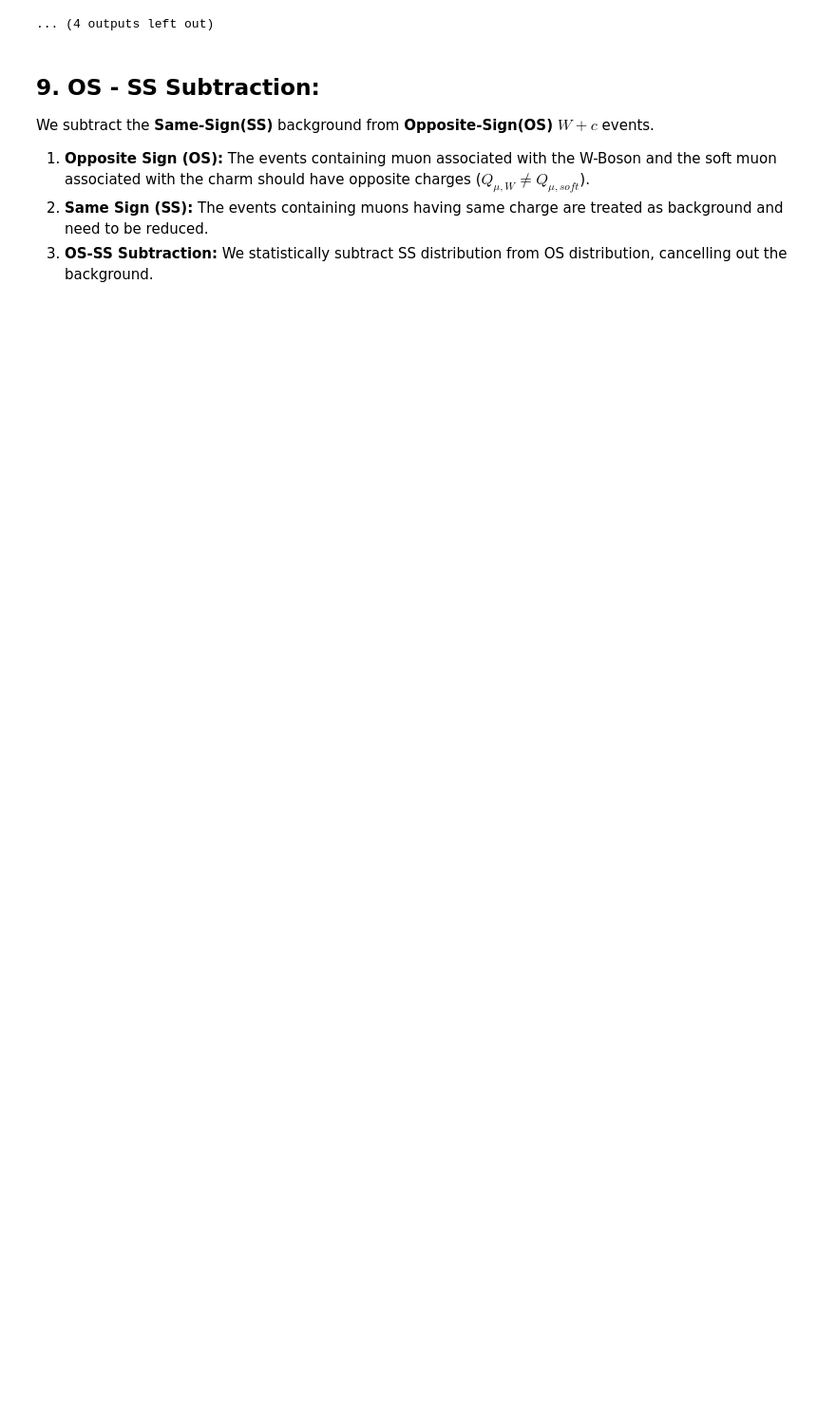
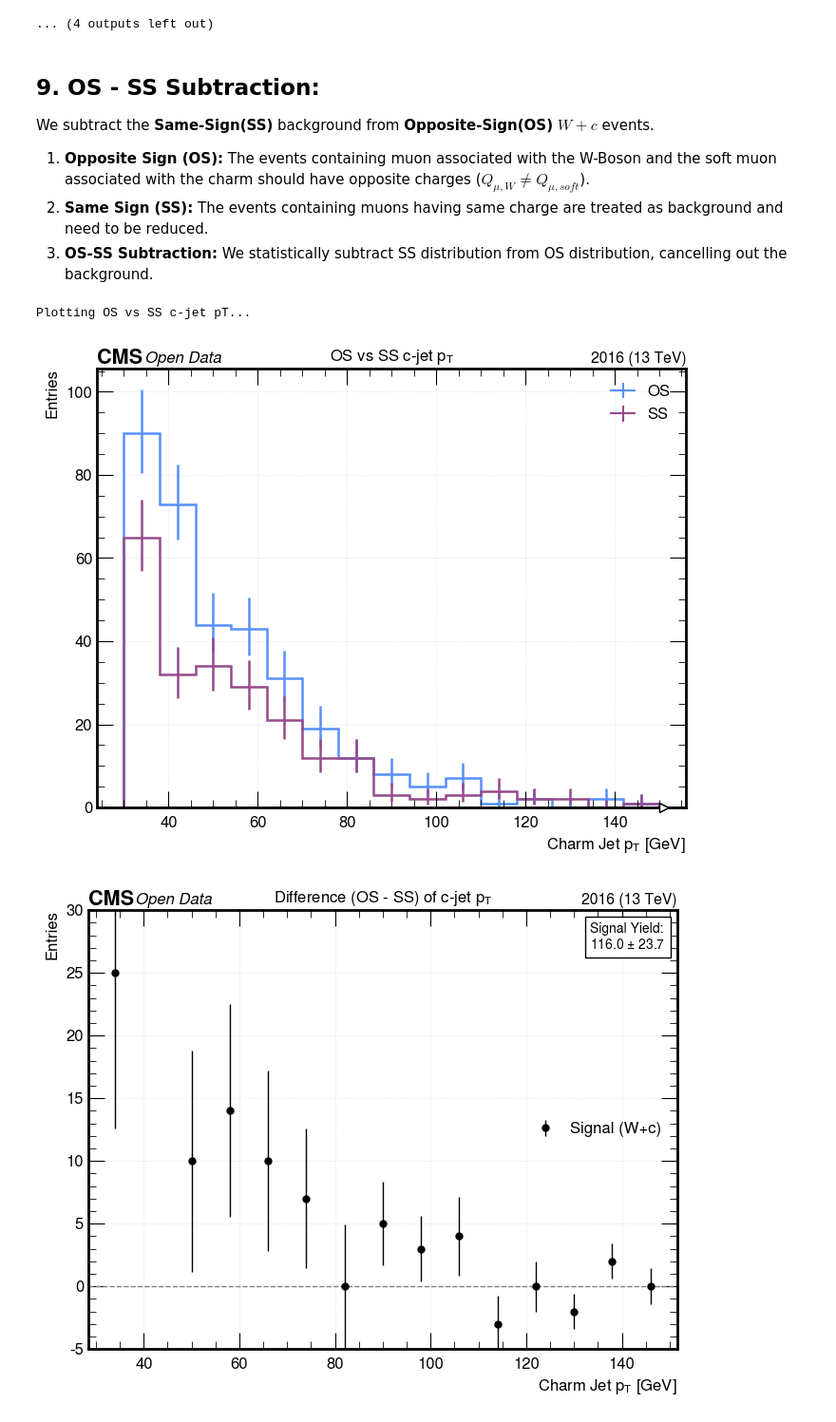
Before and after one commit to xondikoi03/charmTaggingAnalysis, a Jupyter notebook: Coffea/notebooks/Wc_Analysis_Test.ipynb, the cells around one changed output. Shown at 95% size. Saved outputs shown, nothing was run; the diff lists cells and outputs as text; code cells hidden in the pictures; blank space fills up the shorter version.

```diff
--- a/Coffea/notebooks/Wc_Analysis_Test.ipynb
+++ b/Coffea/notebooks/Wc_Analysis_Test.ipynb
@@ -248,13 +248,14 @@ print("The number of events containing W+c candidates:", nWC_Events.compute())
 # --- CUTFLOW 4 --- #
 cutflow["4. W+c Events"] = nWC_Events
 
-# Apply the event mask to ALL collections BEFORE building OS/SS masks
-Final_W = W_Muons[Wc_evt_mask]
+# Align masks to already-filtered collections
+evt_has_cJet_in_W = evt_has_cJet[evt_has_1WMu]
+evt_has_1WMu_in_c = evt_has_1WMu[evt_has_cJet]
 
-# For c-jets and soft muons, we need to filter soft_muon_in_goodjet first,
-# THEN apply evt_has_cJet, THEN apply Wc_evt_mask
-soft_muon_final = soft_muon_in_goodjet[evt_has_cJet][Wc_evt_mask]
-c_jets_final = c_Jets[Wc_evt_mask]
+# Apply aligned masks
+Final_W = W_Muons[evt_has_cJet_in_W]
+soft_muon_final = soft_muon_in_goodjet[Wc_evt_mask]
+c_jets_final = c_Jets[evt_has_1WMu_in_c]
 
 # OS - SS categorization using broadcast:
 w_charge = Final_W.charge[:, 0]
@@ -586,3 +589,59 @@ We subtract the **Same-Sign(SS)** background from **Opposite-Sign(OS)** $W+c$ ev
 1. **Opposite Sign (OS):** The events containing muon associated with the W-Boson and the soft muon associated with the charm should have opposite charges ($Q_{\mu, W} \neq Q_{\mu, soft}$).
 2. **Same Sign (SS):** The events containing muons having same charge are treated as background and need to be reduced.
 3. **OS-SS Subtraction:** We statistically subtract SS distribution from OS distribution, cancelling out the background.
+# %%
+print("Plotting OS vs SS c-jet pT...")
+
+# Making an overlay histogram of OS and SS c-jet pT:
+make_overlay_hist(
+    cjet_pt_OS,
+    cjet_pt_SS,
+    bins=15,
+    x_range=(30, 150),
+    name="pt",
+    xlabel=r"Charm Jet $p_T$ [GeV]",
+    ylabel="Entries",
+    title="OS vs SS c-jet $p_T$",
+    labels=("OS", "SS"),
+    colors=("C0", "C3"),
+    normalize=False,
+    flatten=False,
+    histtype="step",
+    show=True,
+    grid=True,
+    fname=None,
+    yerr=True,
+    linewidth=1.8,
+ )
+
+# Making a difference histogram (OS - SS) of c-jet pT:
+make_diff_hist(
+    cjet_pt_OS,
+    cjet_pt_SS,
+    bins=15,
+    lo=30,
+    ylo=-5,
+    hi=150,
+    yhi=30,
+    name="pt",
+    xlabel=r"Charm Jet $p_T$ [GeV]",
+    ylabel="Entries",
+    title="Difference (OS - SS) of c-jet $p_T$",
+    diff_label="Signal (W+c)",
+    color="k",
+    normalize=False,
+    flatten=False,
+    histtype="errorbar",
+    show=True,
+    grid=True,
+    fname=None,
+    yerr=True,
+    show_yield=True,
+    label_loc="center right",
+    yield_loc="upper right",
+    return_errors=True,
+ )
+# %% [output]
+Plotting OS vs SS c-jet pT...
+[figure, added]
+[figure, added]
```
Also changed, not shown: parts of 12 cells of this notebook, 5 other files.
